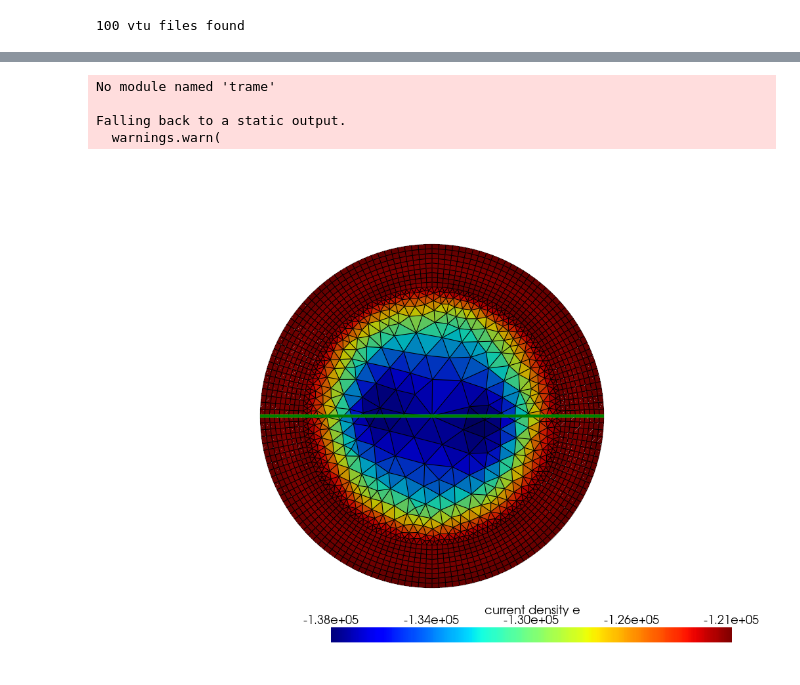
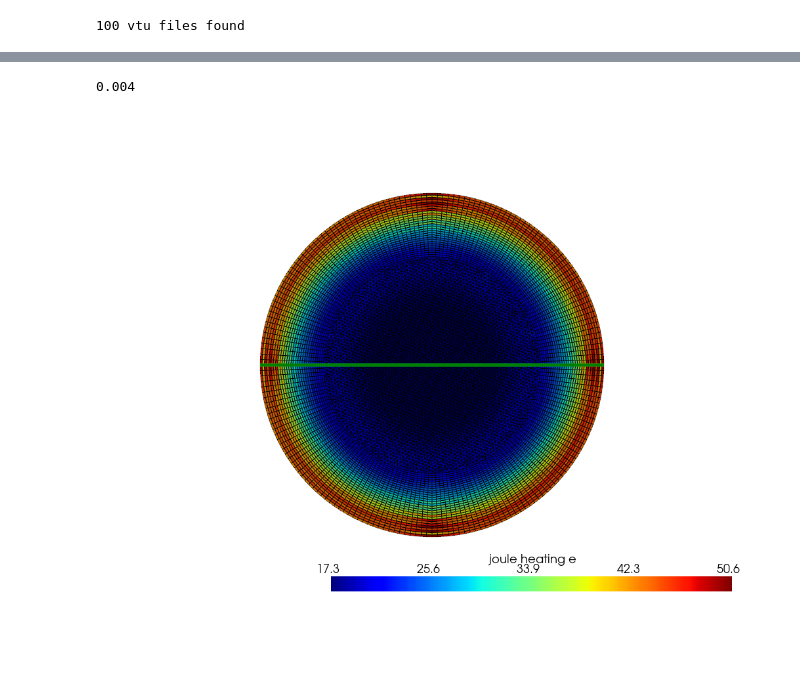
Before and after one commit to mjfwest/elmer-elmag, a Jupyter notebook: 2_wires/Investigation.ipynb, the cells around one changed output, grey strips where cells are left out. Saved outputs shown, nothing was run; the diff lists cells and outputs as text; code cells hidden in the pictures; blank space fills up the shorter version.

```diff
--- a/2_wires/Investigation.ipynb
+++ b/2_wires/Investigation.ipynb
@@ -55,17 +74,23 @@ WIRE_1_ID = 1
 WIRE_2_ID = 2
 
 wire_1 = mesh_t0.threshold([WIRE_1_ID - 0.1, WIRE_1_ID + 0.1], scalars="GeometryIds")
-# %%
-p = pv.Plotter()
-p.add_mesh(wire_1, scalars="current density e", component=2, show_edges=True, cmap='jet')
-p.set_viewup([0,1,0])
-
-p.add_mesh(pv.Line((-1e-3,0,0), (1e-3,0,0)), color='green', line_width=5)
-p.show()
-# %% [output]
-No module named 'trame'
-
-Falling back to a static output.
-  warnings.warn(
-[figure, removed]
+# %%
+diameter.to_base_units().m
+# %% [output]
+0.004
+# %%
+p = pv.Plotter(shape=(1, 1))
+p.subplot(0, 0)
+p.add_mesh(wire_1, scalars="joule heating e", component=2, show_edges=True, cmap='jet')
+#p.update_scalar_bar_range([-200e3, 0])
+p.set_viewup([0, 1, 0])
+p.add_mesh(pv.Line((-diameter.to_base_units().m/2, 0, 0), (diameter.to_base_units().m/2, 0, 0)), color='green', line_width=5)
+
+# p.subplot(0, 1)
+
+# p.add_mesh(wire_1, scalars="joule heating e", show_edges=True, cmap='jet')
+# p.set_viewup([0,1,0])
+p.show()
+# %% [output]
+[figure, added]
 # %%
```
Also changed, not shown: parts of 25 cells of this notebook, 12 other files.
